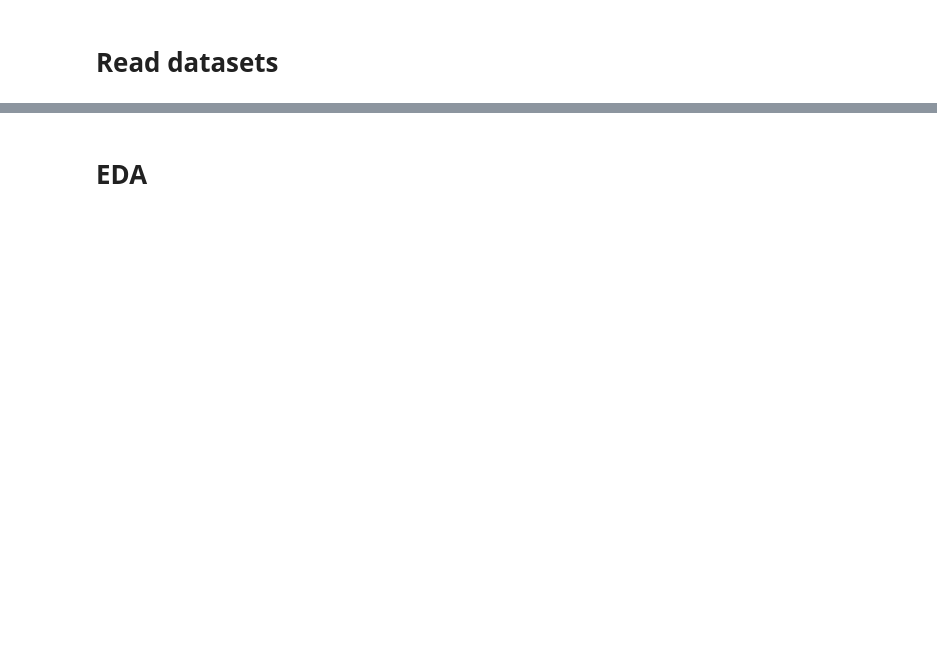
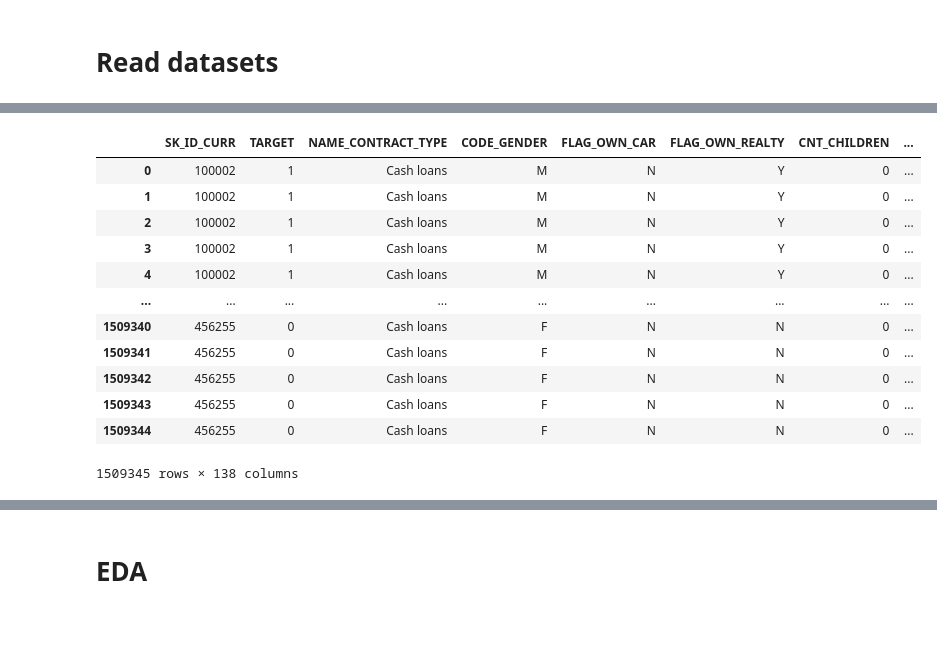
Before and after one commit to FernandoRossell/Projects, a Jupyter notebook: Credit Policy Optimization Engine/develop.ipynb, the cells around one changed output, grey strips where cells are left out. Drawn from its saved outputs; the diff is of its cells as text; code cells hidden in the pictures; blank space fills up the shorter version.

```diff
--- a/Credit Policy Optimization Engine/develop.ipynb
+++ b/Credit Policy Optimization Engine/develop.ipynb
@@ -42,0 +140,16 @@ print("Information about previous loan applications \n",prev_application.head())
+# %%
+main_dataset.merge(bureau, on = 'SK_ID_CURR', how = 'left')
+# %% [output]
+|  | SK_ID_CURR | TARGET | NAME_CONTRACT_TYPE | CODE_GENDER | FLAG_OWN_CAR | FLAG_OWN_REALTY | CNT_CHILDREN | ... |
+| 0 | 100002 | 1 | Cash loans | M | N | Y | 0 | ... |
+| 1 | 100002 | 1 | Cash loans | M | N | Y | 0 | ... |
+| 2 | 100002 | 1 | Cash loans | M | N | Y | 0 | ... |
+| 3 | 100002 | 1 | Cash loans | M | N | Y | 0 | ... |
+| 4 | 100002 | 1 | Cash loans | M | N | Y | 0 | ... |
+| ... | ... | ... | ... | ... | ... | ... | ... | ... |
+| 1509340 | 456255 | 0 | Cash loans | F | N | N | 0 | ... |
+| 1509341 | 456255 | 0 | Cash loans | F | N | N | 0 | ... |
+| 1509342 | 456255 | 0 | Cash loans | F | N | N | 0 | ... |
+| 1509343 | 456255 | 0 | Cash loans | F | N | N | 0 | ... |
+| 1509344 | 456255 | 0 | Cash loans | F | N | N | 0 | ... |
+1509345 rows × 138 columns
```
Also changed, not shown: parts of 14 cells of this notebook.
